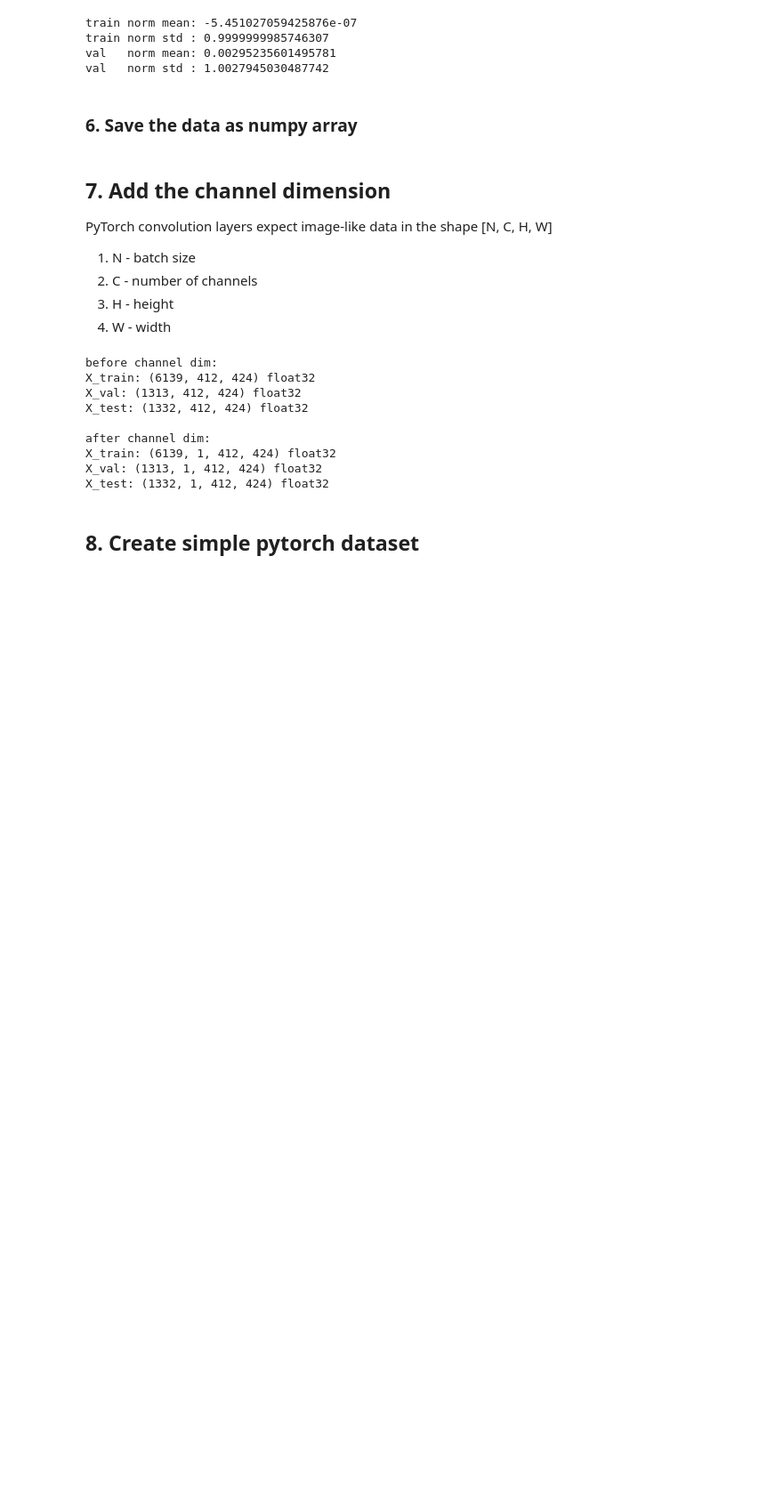
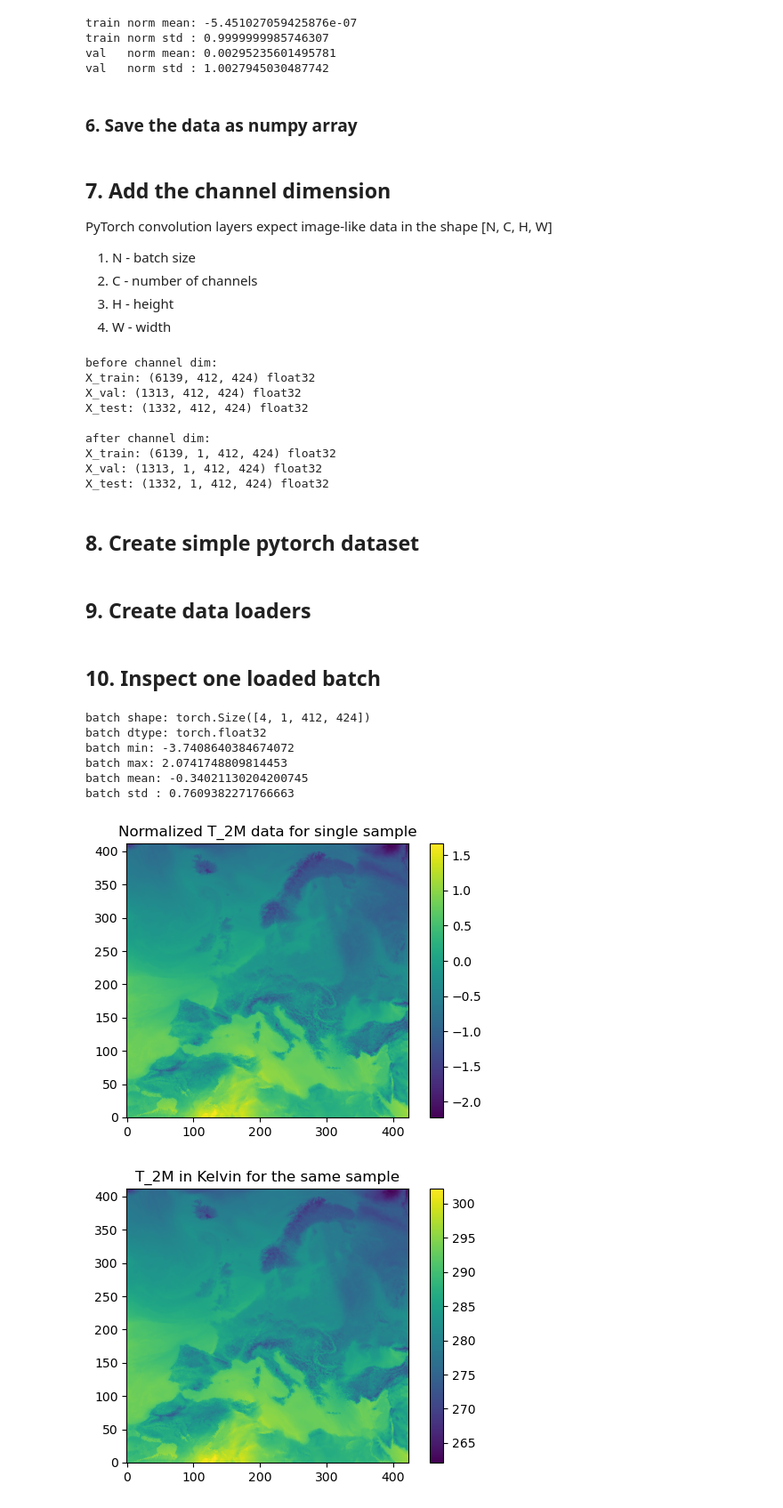
Before and after one commit to chuck97/my_ml_zoo, a Jupyter notebook: notebooks/01_autoencoder_t2m.ipynb, the cells around one changed output. Shown at 89% size. Saved outputs shown, nothing was run; the diff lists cells and outputs as text; code cells hidden in the pictures; blank space fills up the shorter version.

```diff
--- a/notebooks/01_autoencoder_t2m.ipynb
+++ b/notebooks/01_autoencoder_t2m.ipynb
@@ -188,3 +189,51 @@ class FullFieldAutoencoderDataset(Dataset):
 train_dataset = FullFieldAutoencoderDataset(X_train)
 val_dataset   = FullFieldAutoencoderDataset(X_val)
 test_dataset  = FullFieldAutoencoderDataset(X_test)
+# %% [markdown]
+## 9. Create data loaders
+# %%
+# the number of samples passed to the model in one forward/backward pass
+batch_size = 4
+
+train_loader = DataLoader(train_dataset, batch_size=batch_size, shuffle=True, num_workers=0)
+val_loader   = DataLoader(val_dataset, batch_size=batch_size, shuffle=False, num_workers=0)
+test_loader  = DataLoader(test_dataset, batch_size=batch_size, shuffle=False, num_workers=0)
+
+# num_workers are the number of additional parallell processes to load the data (skip for now)
+# %% [markdown]
+## 10. Inspect one loaded batch
+# %%
+batch = next(iter(train_loader))
+
+# general characteristics
+print("batch shape:", batch.shape)
+print("batch dtype:", batch.dtype)
+print("batch min:", batch.min().item())
+print("batch max:", batch.max().item())
+print("batch mean:", batch.mean().item())
+print("batch std :", batch.std().item())
+
+# 2d plot normalized and in physical space
+sample_norm = batch[0, 0].numpy()
+sample_phys = sample_norm * train_std + train_mean
+
+plt.figure(figsize=(6, 4))
+plt.imshow(sample_norm, origin="lower")
+plt.colorbar()
+plt.title("Normalized T_2M data for single sample")
+plt.show()
+
+plt.figure(figsize=(6, 4))
+plt.imshow(sample_phys, origin="lower")
+plt.colorbar()
+plt.title("T_2M in Kelvin for the same sample")
+plt.show()
+# %% [output]
+batch shape: torch.Size([4, 1, 412, 424])
+batch dtype: torch.float32
+batch min: -3.7408640384674072
+batch max: 2.0741748809814453
+batch mean: -0.34021130204200745
+batch std : 0.7609382271766663
+[figure, added]
+[figure, added]
```
Also changed, not shown: parts of 7 cells of this notebook.
